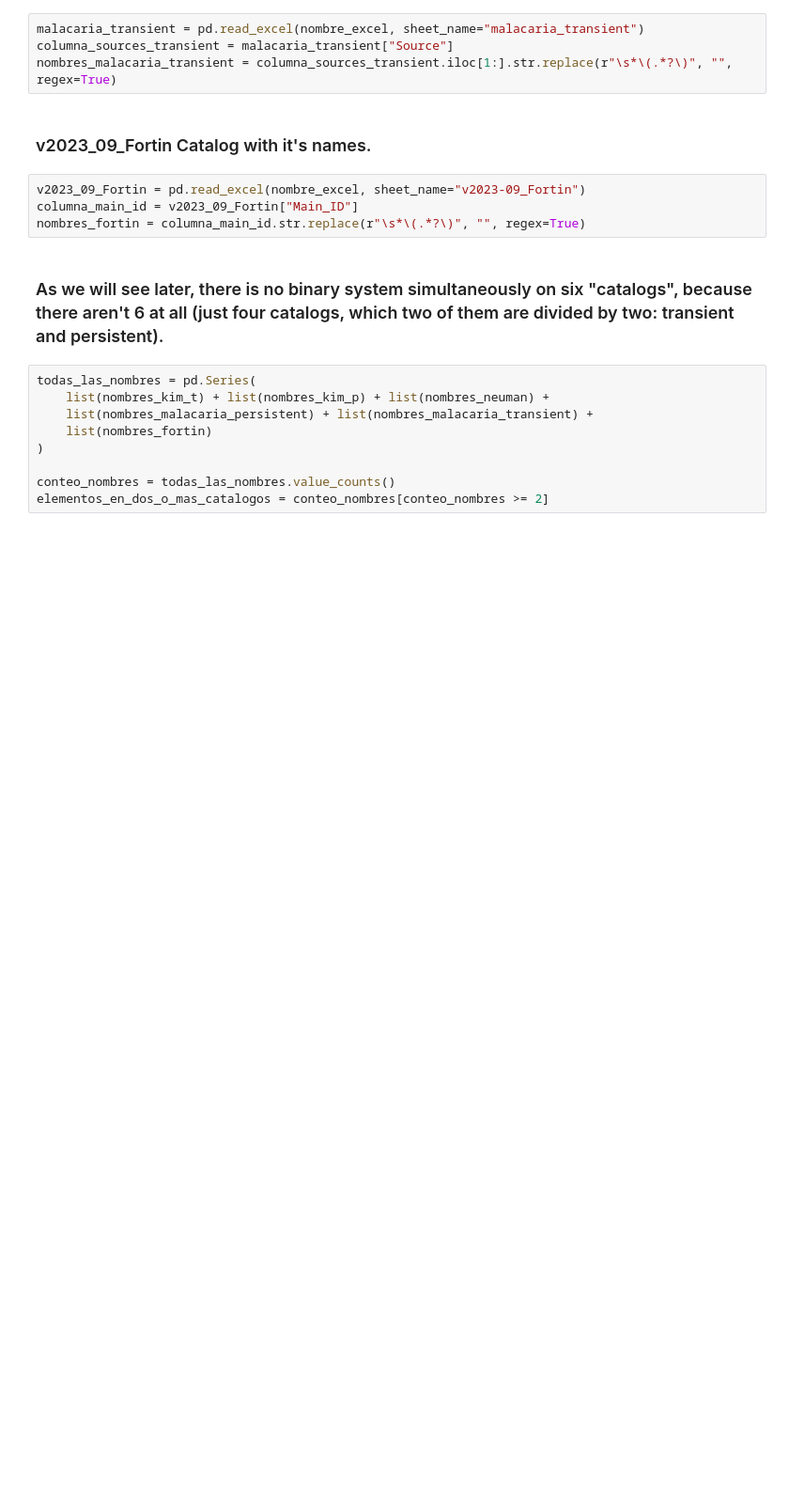
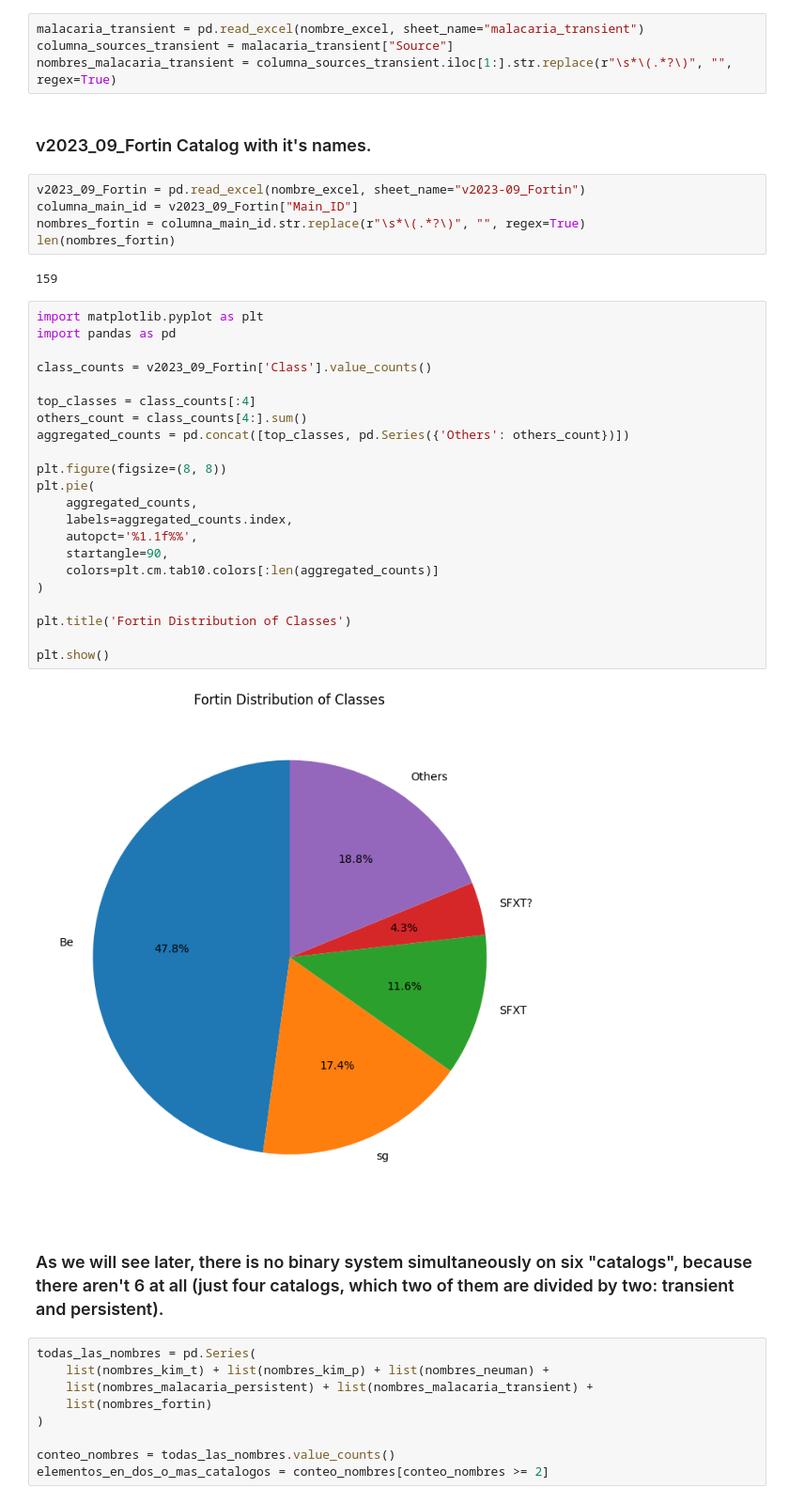
Before and after one commit to DiegoEspinozaoss/HMXBs_Catalog_Colaboration, a Jupyter notebook: Data_and_catalogs_proyect.ipynb, the cells around one changed output. Shown at 94% size. Cells and saved outputs as stored; diff of their text form; blank space fills up the shorter version.

```diff
--- a/Data_and_catalogs_proyect.ipynb
+++ b/Data_and_catalogs_proyect.ipynb
@@ -63,6 +63,33 @@ nombres_malacaria_transient = columna_sources_transient.iloc[1:].str.replace(r"\
 v2023_09_Fortin = pd.read_excel(nombre_excel, sheet_name="v2023-09_Fortin")
 columna_main_id = v2023_09_Fortin["Main_ID"]
 nombres_fortin = columna_main_id.str.replace(r"\s*\(.*?\)", "", regex=True)
+len(nombres_fortin)
+# %% [output]
+159
+# %%
+import matplotlib.pyplot as plt
+import pandas as pd
+
+class_counts = v2023_09_Fortin['Class'].value_counts()
+
+top_classes = class_counts[:4]
+others_count = class_counts[4:].sum()
+aggregated_counts = pd.concat([top_classes, pd.Series({'Others': others_count})])
+
+plt.figure(figsize=(8, 8))
+plt.pie(
+    aggregated_counts,
+    labels=aggregated_counts.index,
+    autopct='%1.1f%%',
+    startangle=90,
+    colors=plt.cm.tab10.colors[:len(aggregated_counts)]
+)
+
+plt.title('Fortin Distribution of Classes')
+
+plt.show()
+# %% [output]
+[figure, added]
 # %% [markdown]
 ### As we will see later, there is no binary system simultaneously on six "catalogs", because there aren't 6 at all (just four catalogs, which two of them are divided by two: transient and persistent).
 # %%
```
Also changed, not shown: parts of 25 cells of this notebook, 2 other files.
